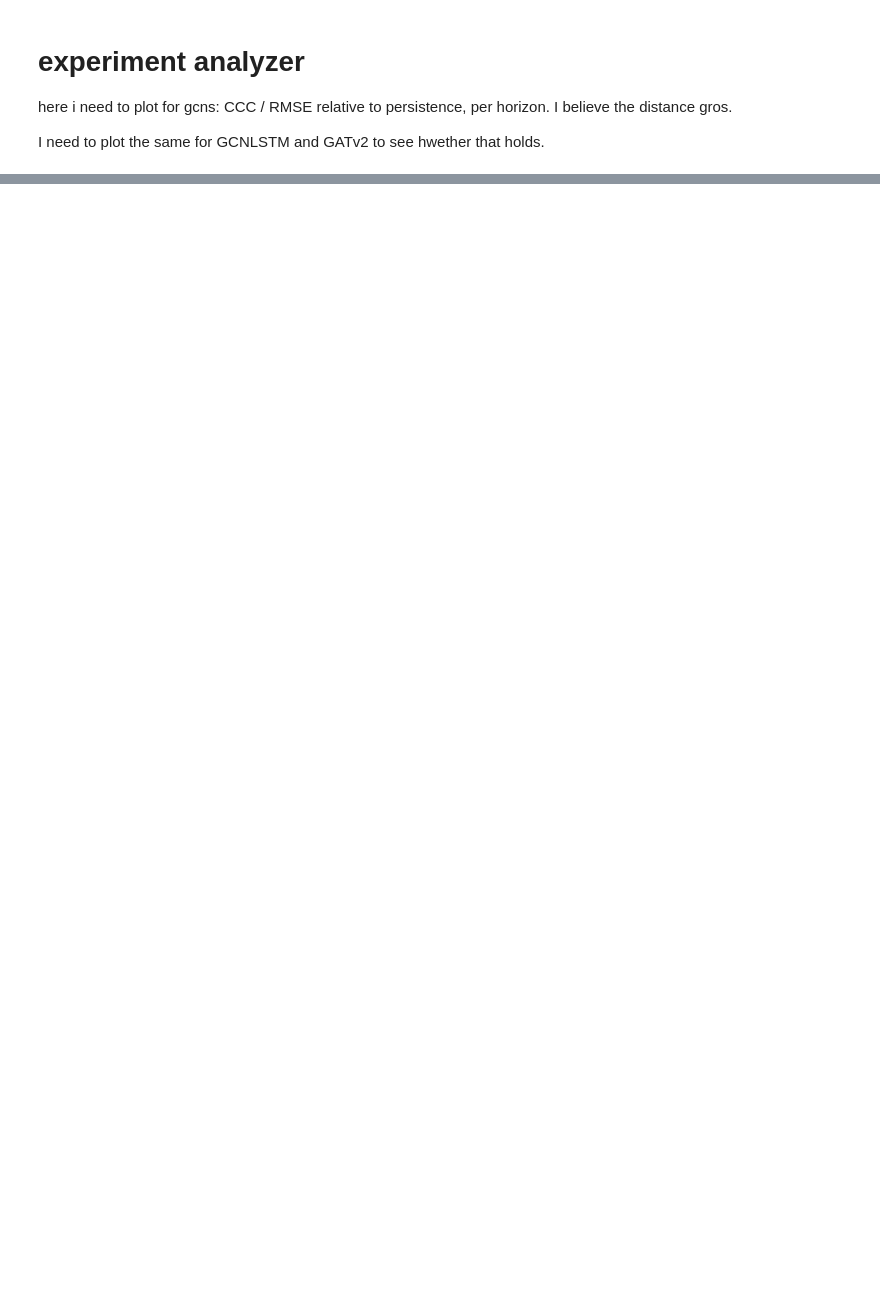
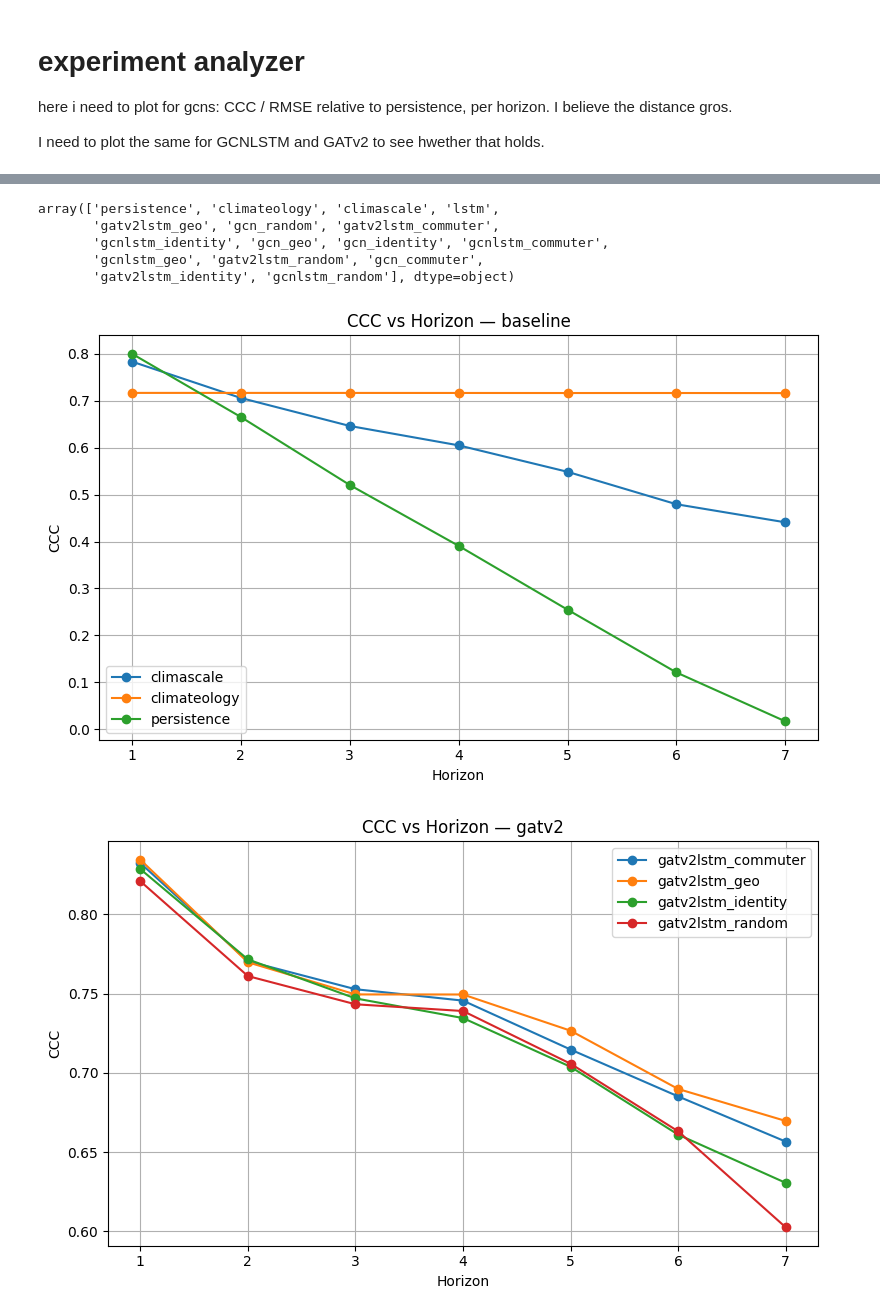
Before and after one commit to stends2001/infectious_disease_gnn, a Jupyter notebook: src/notebooks/_analyzing_experiment.ipynb, the cells around one changed output, grey strips where cells are left out. Drawn from its saved outputs; the diff is of its cells as text; code cells hidden in the pictures; blank space fills up the shorter version.

```diff
--- a/src/notebooks/_analyzing_experiment.ipynb
+++ b/src/notebooks/_analyzing_experiment.ipynb
@@ -660,0 +615,8 @@ slope_df_rmse = degradation_rate(summary_rmse, metric='rmse_pct')
+# %%
+ccc_distributions['model'].unique()
+# %% [output]
+array(['persistence', 'climateology', 'climascale', 'lstm',
+       'gatv2lstm_geo', 'gcn_random', 'gatv2lstm_commuter',
+       'gcnlstm_identity', 'gcn_geo', 'gcn_identity', 'gcnlstm_commuter',
+       'gcnlstm_geo', 'gatv2lstm_random', 'gcn_commuter',
+       'gatv2lstm_identity', 'gcnlstm_random'], dtype=object)
@@ -660,0 +657,36 @@ slope_df_rmse = degradation_rate(summary_rmse, metric='rmse_pct')
+# %%
+import matplotlib.pyplot as plt
+
+# 1) aggregate over seeds (and nodes if needed)
+agg = (
+    df.groupby(["modeltype", "model", "horizon"])["ccc"]
+    .mean()
+    .reset_index()
+)
+
+# 2) loop over modeltypes → separate plots
+for mtype in agg["modeltype"].unique():
+    sub = agg[agg["modeltype"] == mtype]
+
+    plt.figure(figsize=(8,5))
+
+    for model in sub["model"].unique():
+        s = sub[sub["model"] == model].groupby("horizon")["ccc"].mean()
+
+        plt.plot(
+            s.index,
+            s.values,
+            marker="o",
+            label=model
+        )
+
+    plt.title(f"CCC vs Horizon — {mtype}")
+    plt.xlabel("Horizon")
+    plt.ylabel("CCC")
+    plt.grid(True)
+    plt.legend()
+    plt.tight_layout()
+    plt.show()
+# %% [output]
+[figure, added]
+[figure, added]
```
Also changed, not shown: parts of 11 cells of this notebook, 7 other files.
